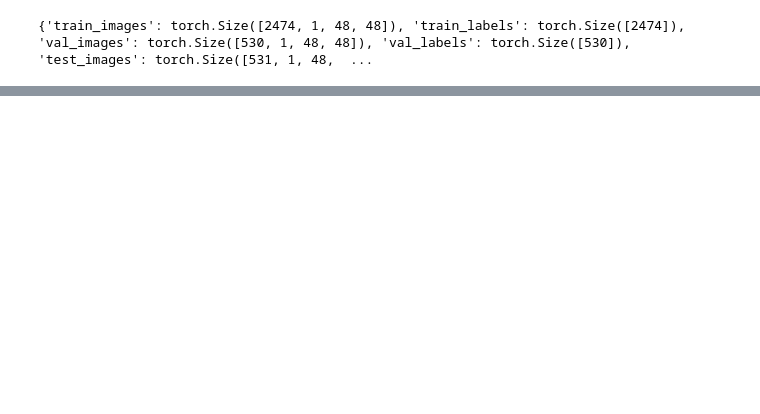
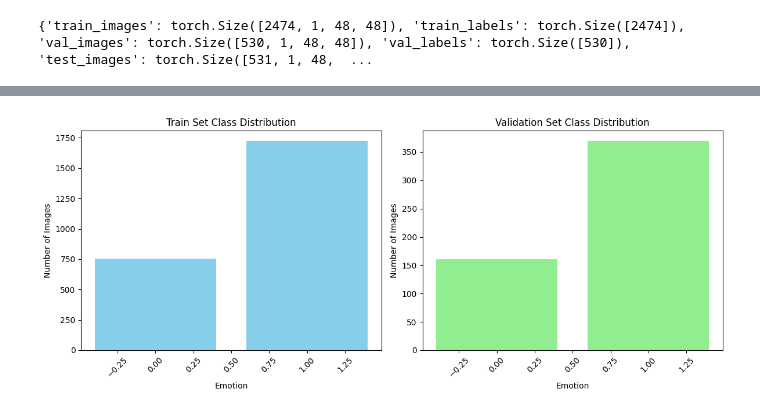
Before and after one commit to jobet1995/emotion_detection, a Jupyter notebook: notebooks/05_tokenization_embedding.ipynb, the cells around one changed output, grey strips where cells are left out. Drawn from its saved outputs; the diff is of its cells as text; code cells hidden in the pictures; blank space fills up the shorter version.

```diff
--- a/notebooks/05_tokenization_embedding.ipynb
+++ b/notebooks/05_tokenization_embedding.ipynb
@@ -72,0 +156,16 @@ print(summary)
+# %%
+fig, axes = plt.subplots(1, 2, figsize=(12,5))
+axes[0].bar(labels, counts, color='skyblue')
+axes[0].set_title("Train Set Class Distribution")
+axes[0].set_xlabel("Emotion")
+axes[0].set_ylabel("Number of Images")
+axes[0].tick_params(axis='x', rotation=45)
+axes[1].bar(val_labels, val_counts, color='lightgreen')
+axes[1].set_title("Validation Set Class Distribution")
+axes[1].set_xlabel("Emotion")
+axes[1].set_ylabel("Number of Images")
+axes[1].tick_params(axis='x', rotation=45)
+plt.tight_layout()
+plt.show()
+# %% [output]
+[figure, added]
```
Also changed, not shown: parts of 13 cells of this notebook, 2 other files.
